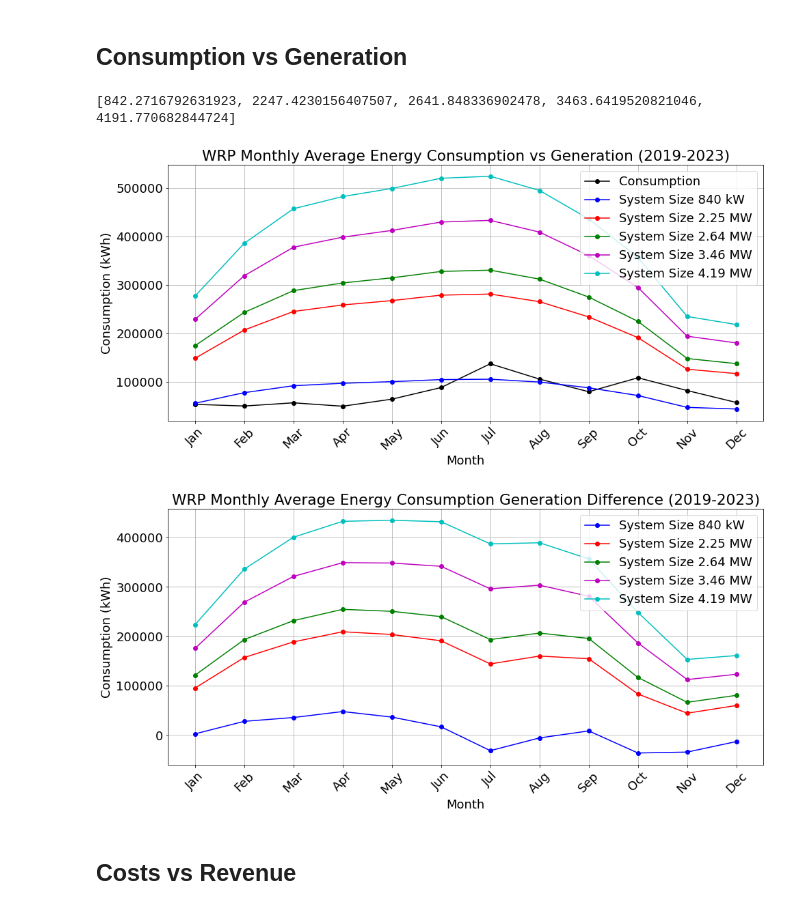
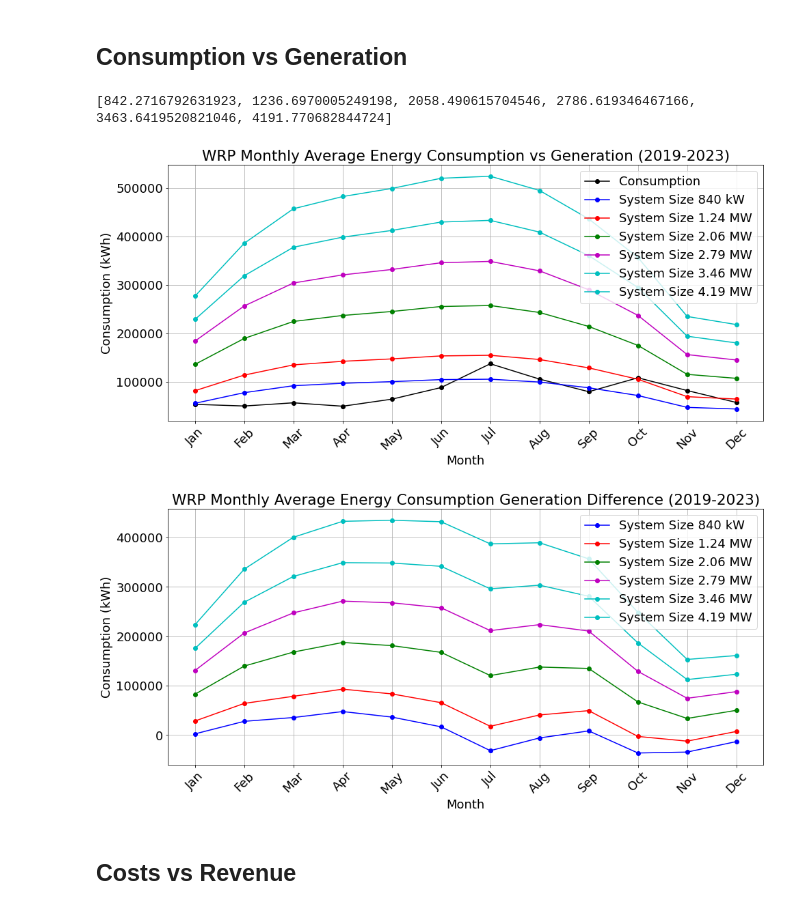
Before and after one commit to NathanPaceydev/Virtual-Power-Plant, a Jupyter notebook: Sensitivity_Analysis.ipynb, the cells around one changed output. Saved outputs shown, nothing was run; the diff lists cells and outputs as text; code cells hidden in the pictures.

```diff
--- a/Sensitivity_Analysis.ipynb
+++ b/Sensitivity_Analysis.ipynb
@@ -113,7 +113,7 @@ mH = [66,92,109,115,119,124,125,118,104,85,56,52] #monthly generation hours Jan
 cost = 400 # approximate $/kW per CANSOLAR
 months = ['Jan', 'Feb', 'Mar', 'Apr', 'May', 'Jun', 'Jul', 'Aug', 'Sep', 'Oct', 'Nov', 'Dec']
 
-genArea = [2381+2349,2381+2349+7891,2381+2349+7891+2215,2381+2349+7891+2215+4615,2381+2349+7891+2215+4615+4089] #combinations of rooftop and parking lot areas
+genArea = [2381+2349,2381+2349+2215,2381+2349+4615+2215,2381+2349+4089+2215+4615,2381+2349+7891+2215+4615,2381+2349+7891+2215+4615+4089] #combinations of rooftop and parking lot areas
 pArea = 2.278 * 1.134 # [m^2]
 numPanels = [i * 0.8 / pArea for i in genArea] # number of panels (unrounded)
 
@@ -124,6 +124,7 @@ totGen2 = [i * gen[1] for i in mH] # generation for surface area configuration 2
 totGen3 = [i * gen[2] for i in mH] # generation for surface area configuration 3 for each mounth [kWh]
 totGen4 = [i * gen[3] for i in mH] # generation for surface area configuration 4 for each mounth [kWh]
 totGen5 = [i * gen[4] for i in mH] # generation for surface area configuration 5 for each mounth [kWh]
+totGen6 = [i * gen[5] for i in mH] # generation for surface area configuration 5 for each mounth [kWh]
 
 wrp = [53426.50,49977.50,56568.00,49531.75,64092.80,88062.40,137115.60,105491.40,79462.60,108207.75,81892.25,57238.75] # average power consumption for the WRP from excel file
 
@@ -132,54 +133,57 @@ diff2 = np.subtract(totGen2,wrp)
 diff3 = np.subtract(totGen3,wrp)
 diff4 = np.subtract(totGen4,wrp)
 diff5 = np.subtract(totGen5,wrp)
+diff6 = np.subtract(totGen6,wrp)
 
 sys = [i * PV for i in numPanels]
 
 print(sys)
 # %% [output]
-[842.2716792631923, 2247.4230156407507, 2641.848336902478, 3463.6419520821046, 4191.770682844724]
+[842.2716792631923, 1236.6970005249198, 2058.490615704546, 2786.619346467166, 3463.6419520821046, 4191.770682844724]
 # %%
 #Plot of the power generated for each configuration and the power consumption of the WRP
 fig, ax1 = plt.subplots(figsize=(14, 7))
 plt.title('WRP Monthly Average Energy Consumption vs Generation (2019-2023)')
 plt.xlabel('Month')
 plt.ylabel('Consumption (kWh)')
 plt.xticks(rotation=45)
 plt.grid(True)
 
 ax1.plot(research_park_consumption['Month'], research_park_consumption['Avg'], marker='o', linestyle='-', color='k', label='Consumption')
 ax1.plot(months, totGen1, marker='o', linestyle='-', color='b', label='System Size 840 kW')
-ax1.plot(months, totGen2, marker='o', linestyle='-', color='r', label='System Size 2.25 MW')
-ax1.plot(months, totGen3, marker='o', linestyle='-', color='g', label='System Size 2.64 MW')
-ax1.plot(months, totGen4, marker='o', linestyle='-', color='m', label='System Size 3.46 MW')
-ax1.plot(months, totGen5, marker='o', linestyle='-', color='c', label='System Size 4.19 MW')
+ax1.plot(months, totGen2, marker='o', linestyle='-', color='r', label='System Size 1.24 MW')
+ax1.plot(months, totGen3, marker='o', linestyle='-', color='g', label='System Size 2.06 MW')
+ax1.plot(months, totGen4, marker='o', linestyle='-', color='m', label='System Size 2.79 MW')
+ax1.plot(months, totGen5, marker='o', linestyle='-', color='c', label='System Size 3.46 MW')
+ax1.plot(months, totGen6, marker='o', linestyle='-', color='c', label='System Size 4.19 MW')
 
 plt.legend()
 
 fig.tight_layout()  # otherwise the right y-label is slightly clipped
 plt.show()
 
 #Plot of the difference between the power generated for each configuration to the power consumption of the WRP
 fig, ax1 = plt.subplots(figsize=(14, 7))
 plt.title('WRP Monthly Average Energy Consumption Generation Difference (2019-2023)')
 plt.xlabel('Month')
 plt.ylabel('Consumption (kWh)')
 plt.xticks(rotation=45)
 plt.grid(True)
 
 ax1.plot(months, diff1, marker='o', linestyle='-', color='b', label='System Size 840 kW')
-ax1.plot(months, diff2, marker='o', linestyle='-', color='r', label='System Size 2.25 MW')
-ax1.plot(months, diff3, marker='o', linestyle='-', color='g', label='System Size 2.64 MW')
-ax1.plot(months, diff4, marker='o', linestyle='-', color='m', label='System Size 3.46 MW')
-ax1.plot(months, diff5, marker='o', linestyle='-', color='c', label='System Size 4.19 MW')
+ax1.plot(months, diff2, marker='o', linestyle='-', color='r', label='System Size 1.24 MW')
+ax1.plot(months, diff3, marker='o', linestyle='-', color='g', label='System Size 2.06 MW')
+ax1.plot(months, diff4, marker='o', linestyle='-', color='m', label='System Size 2.79 MW')
+ax1.plot(months, diff5, marker='o', linestyle='-', color='c', label='System Size 3.46 MW')
+ax1.plot(months, diff6, marker='o', linestyle='-', color='c', label='System Size 4.19 MW')
 
 plt.legend()
 
 fig.tight_layout()  # otherwise the right y-label is slightly clipped
 plt.show()
 # %% [output]
-[figure, old version]
+[figure, new version]
-[figure, old version]
+[figure, new version]
 # %% [markdown]
 ## Costs vs Revenue
 # %%
```
Also changed, not shown: parts of 2 cells of this notebook.
